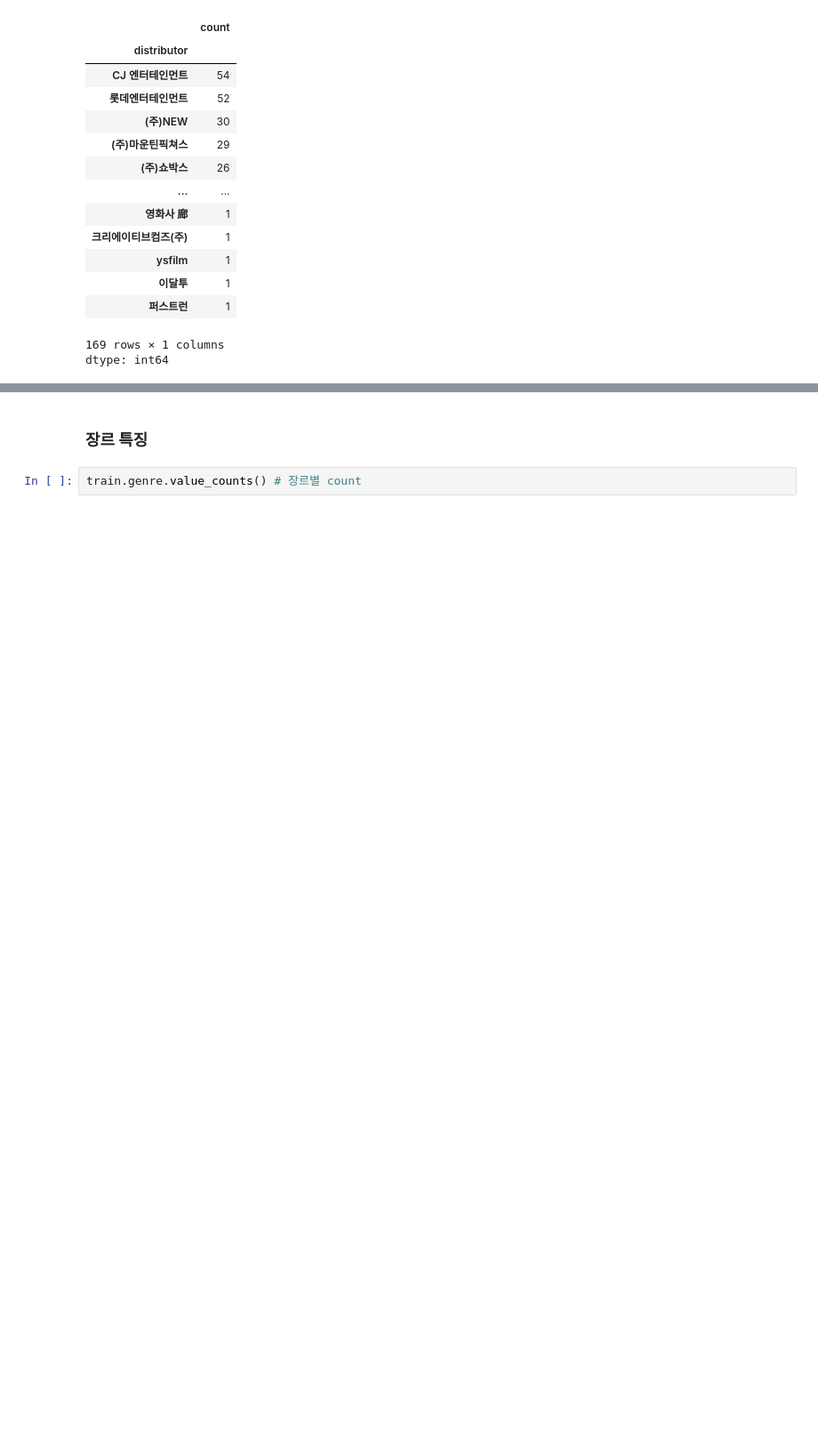
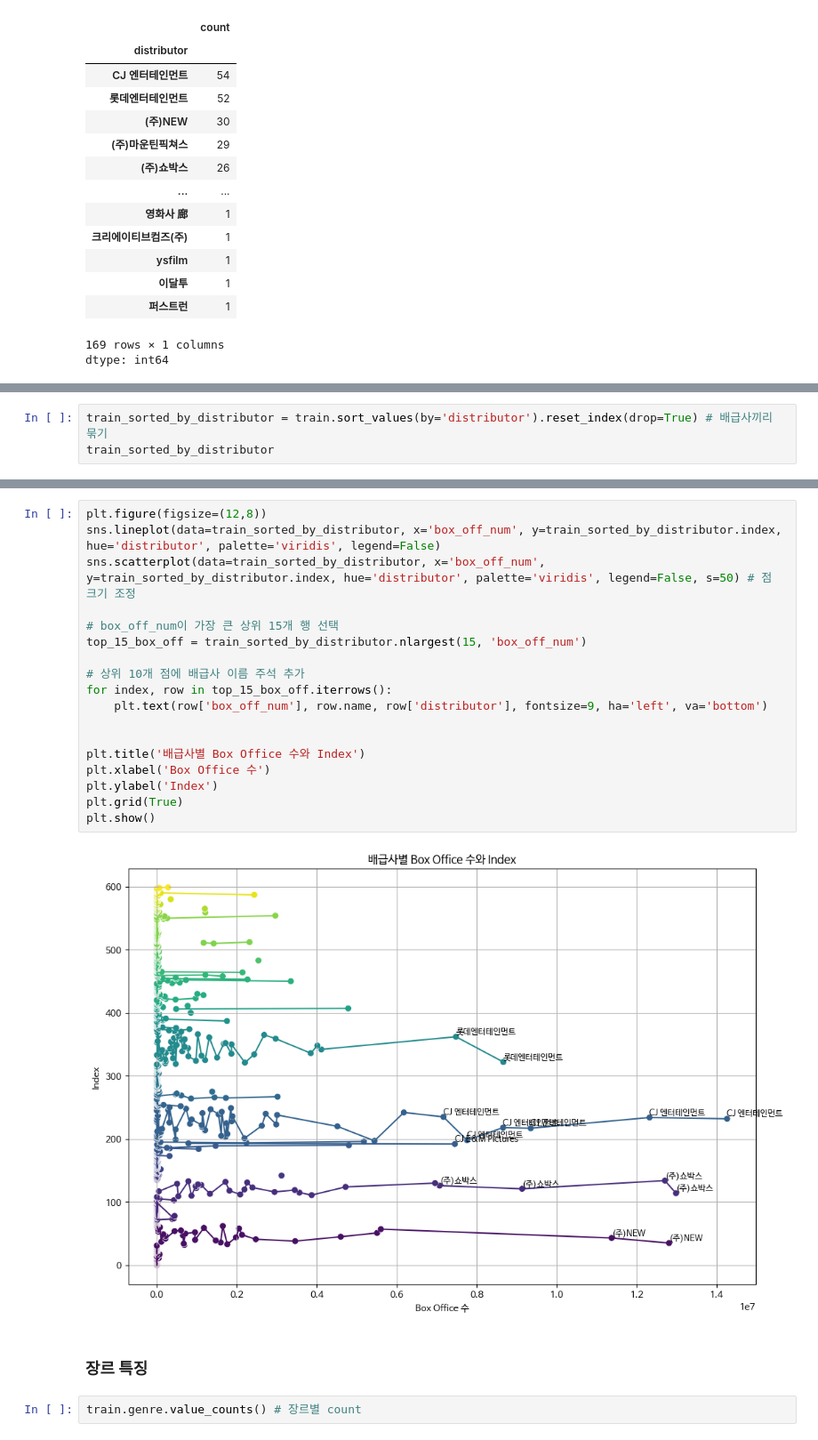
Before and after one commit to ys23-lys/ESAA, a Jupyter notebook: ESAA_YB3_미니_프로젝트.ipynb, the cells around one changed output, grey strips where cells are left out. Shown at 89% size. Saved outputs shown, nothing was run; the diff lists cells and outputs as text; blank space fills up the shorter version.

```diff
--- a/ESAA_YB3_미니_프로젝트.ipynb
+++ b/ESAA_YB3_미니_프로젝트.ipynb
@@ -201,0 +343,3 @@ dtype: int64
+# %%
+train_sorted_by_distributor = train.sort_values(by='distributor').reset_index(drop=True) # 배급사끼리 묶기
+train_sorted_by_distributor
@@ -202,3 +360,23 @@ dtype: int64
+# %%
+plt.figure(figsize=(12,8))
+sns.lineplot(data=train_sorted_by_distributor, x='box_off_num', y=train_sorted_by_distributor.index, hue='distributor', palette='viridis', legend=False)
+sns.scatterplot(data=train_sorted_by_distributor, x='box_off_num', y=train_sorted_by_distributor.index, hue='distributor', palette='viridis', legend=False, s=50) # 점 크기 조정
+
+# box_off_num이 가장 큰 상위 15개 행 선택
+top_15_box_off = train_sorted_by_distributor.nlargest(15, 'box_off_num')
+
+# 상위 10개 점에 배급사 이름 주석 추가
+for index, row in top_15_box_off.iterrows():
+    plt.text(row['box_off_num'], row.name, row['distributor'], fontsize=9, ha='left', va='bottom')
+
+
+plt.title('배급사별 Box Office 수와 Index')
+plt.xlabel('Box Office 수')
+plt.ylabel('Index')
+plt.grid(True)
+plt.show()
+# %% [output]
+[figure, added]
 # %% [markdown]
 ### **장르 특징**
 # %%
```
Also changed, not shown: parts of 20 cells of this notebook.
